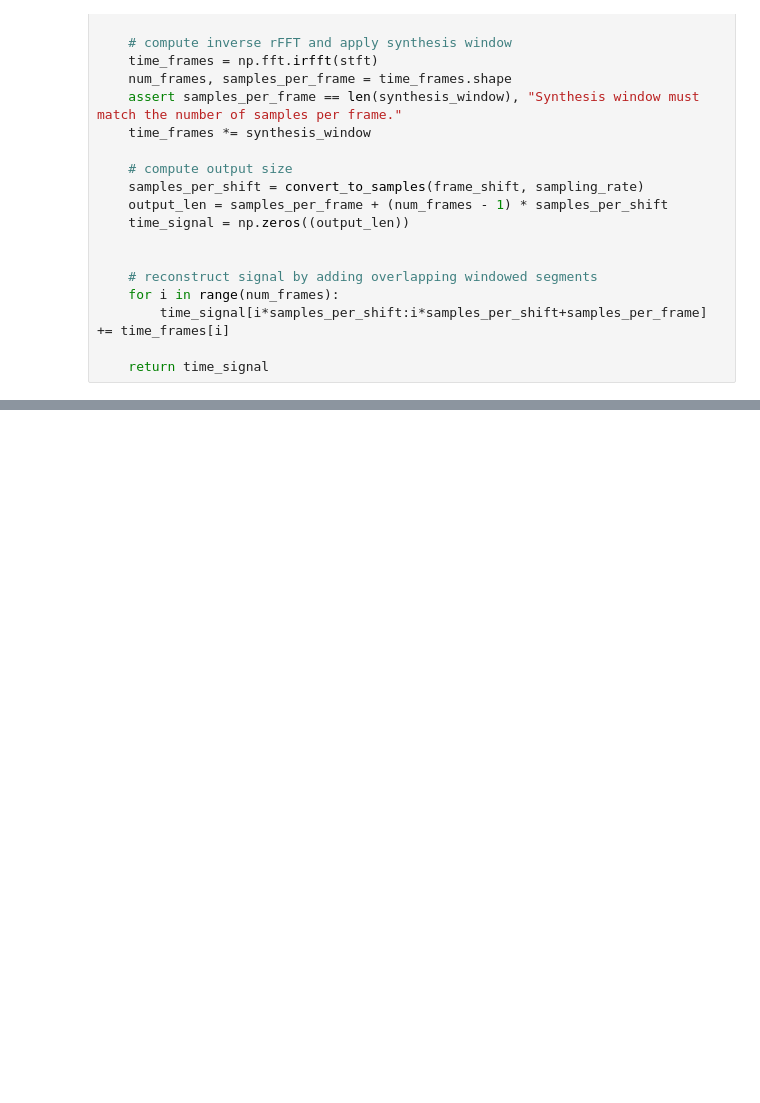
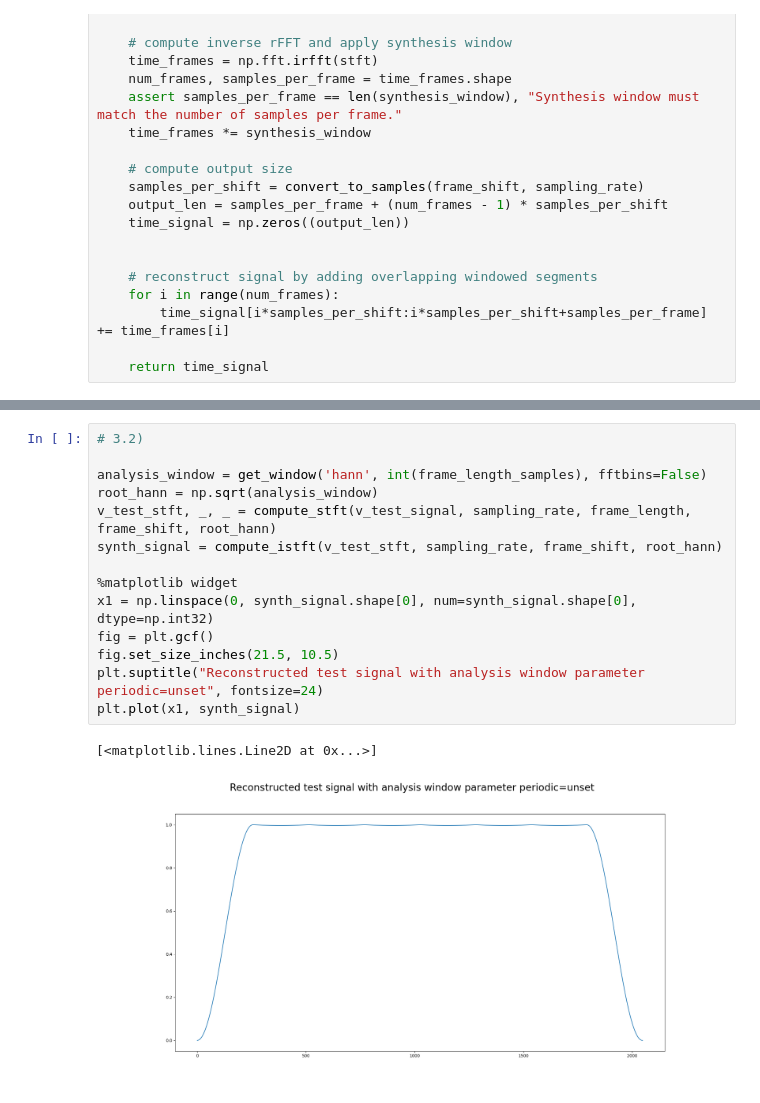
Before and after one commit to angelonti/uhh_ssp_summer2023, a Jupyter notebook: exercise2/exercise2.ipynb, the cells around one changed output, grey strips where cells are left out. Cells and saved outputs as stored; diff of their text form; blank space fills up the shorter version.

```diff
--- a/exercise2/exercise2.ipynb
+++ b/exercise2/exercise2.ipynb
@@ -320,0 +388,17 @@ array([0.00000000e+00, 3.76490804e-05, 1.50590652e-04, ...,
+# %%
+# 3.2)
+
+analysis_window = get_window('hann', int(frame_length_samples), fftbins=False)
+root_hann = np.sqrt(analysis_window)
+v_test_stft, _, _ = compute_stft(v_test_signal, sampling_rate, frame_length, frame_shift, root_hann)
+synth_signal = compute_istft(v_test_stft, sampling_rate, frame_shift, root_hann)
+
+%matplotlib widget
+x1 = np.linspace(0, synth_signal.shape[0], num=synth_signal.shape[0], dtype=np.int32)
+fig = plt.gcf()
+fig.set_size_inches(21.5, 10.5)
+plt.suptitle("Reconstructed test signal with analysis window parameter periodic=unset", fontsize=24)
+plt.plot(x1, synth_signal)
+# %% [output]
+[<matplotlib.lines.Line2D at 0x...>]
+[figure, added]
```
Also changed, not shown: parts of 18 cells of this notebook.
